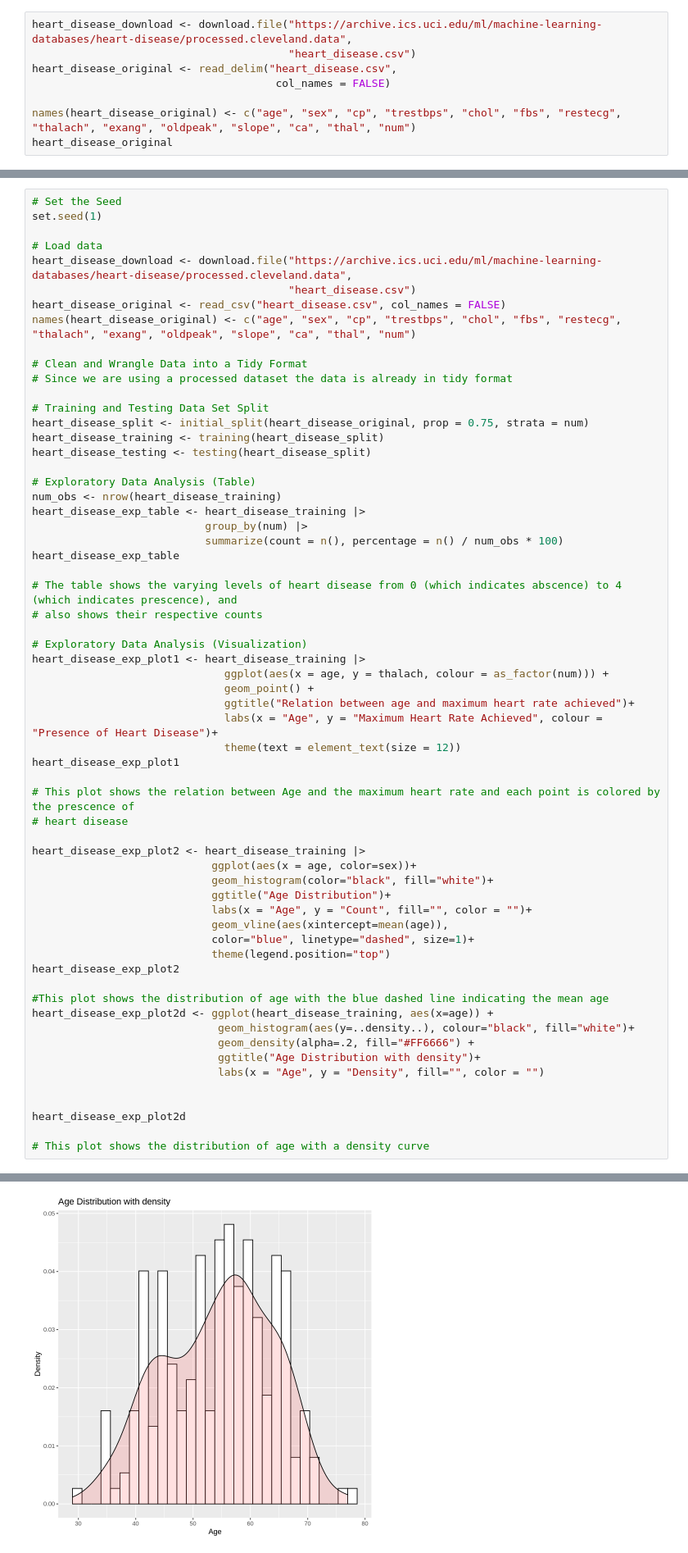
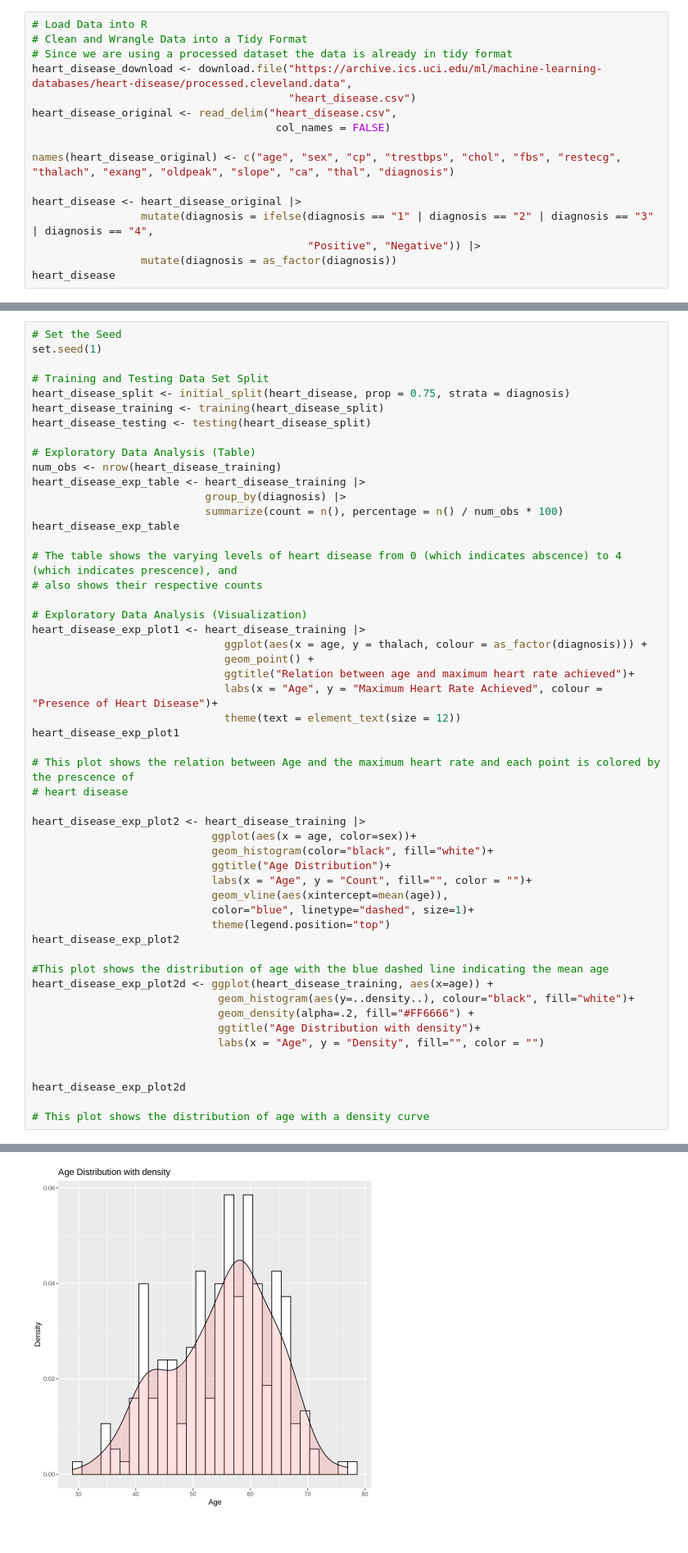
Before and after one commit to AmberrXiaa/DSCI100-Project, a Jupyter notebook: DSCI100_Proposal.ipynb, the cells around one changed output, grey strips where cells are left out. Shown at 82% size. Cells and saved outputs as stored; diff of their text form.

```diff
--- a/DSCI100_Proposal.ipynb
+++ b/DSCI100_Proposal.ipynb
@@ -36,11 +37,19 @@ library(stringr)
 # %%
+# Load Data into R
+# Clean and Wrangle Data into a Tidy Format
+# Since we are using a processed dataset the data is already in tidy format
 heart_disease_download <- download.file("https://archive.ics.uci.edu/ml/machine-learning-databases/heart-disease/processed.cleveland.data",
                                         "heart_disease.csv")
 heart_disease_original <- read_delim("heart_disease.csv",
                                       col_names = FALSE)
 
-names(heart_disease_original) <- c("age", "sex", "cp", "trestbps", "chol", "fbs", "restecg", "thalach", "exang", "oldpeak", "slope", "ca", "thal", "num")
-heart_disease_original
+names(heart_disease_original) <- c("age", "sex", "cp", "trestbps", "chol", "fbs", "restecg", "thalach", "exang", "oldpeak", "slope", "ca", "thal", "diagnosis")
+
+heart_disease <- heart_disease_original |>
+                 mutate(diagnosis = ifelse(diagnosis == "1" | diagnosis == "2" | diagnosis == "3" | diagnosis == "4",
+                                           "Positive", "Negative")) |>
+                 mutate(diagnosis = as_factor(diagnosis))
+heart_disease
 # %% [output]
 Rows: 303 Columns: 14
 ── Column specification ────────────────────────────────────────────────────────
@@ -73,24 +82,15 @@ A spec_tbl_df: 303 × 14
 # Set the Seed
 set.seed(1)
 
-# Load data
-heart_disease_download <- download.file("https://archive.ics.uci.edu/ml/machine-learning-databases/heart-disease/processed.cleveland.data",
-                                        "heart_disease.csv")
-heart_disease_original <- read_csv("heart_disease.csv", col_names = FALSE)
-names(heart_disease_original) <- c("age", "sex", "cp", "trestbps", "chol", "fbs", "restecg", "thalach", "exang", "oldpeak", "slope", "ca", "thal", "num")
-
-# Clean and Wrangle Data into a Tidy Format
-# Since we are using a processed dataset the data is already in tidy format
-
 # Training and Testing Data Set Split
-heart_disease_split <- initial_split(heart_disease_original, prop = 0.75, strata = num)
+heart_disease_split <- initial_split(heart_disease, prop = 0.75, strata = diagnosis)
 heart_disease_training <- training(heart_disease_split)
 heart_disease_testing <- testing(heart_disease_split)
 
 # Exploratory Data Analysis (Table)
 num_obs <- nrow(heart_disease_training)
 heart_disease_exp_table <- heart_disease_training |>
-                           group_by(num) |>
+                           group_by(diagnosis) |>
                            summarize(count = n(), percentage = n() / num_obs * 100)
 heart_disease_exp_table
 
@@ -99,7 +99,7 @@ heart_disease_exp_table
 
 # Exploratory Data Analysis (Visualization)
 heart_disease_exp_plot1 <- heart_disease_training |>
-                              ggplot(aes(x = age, y = thalach, colour = as_factor(num))) +
+                              ggplot(aes(x = age, y = thalach, colour = as_factor(diagnosis))) +
                               geom_point() +
                               ggtitle("Relation between age and maximum heart rate achieved")+
                               labs(x = "Age", y = "Maximum Heart Rate Achieved", colour = "Presence of Heart Disease")+
@@ -154 +143 @@ A tibble: 5 × 3
-[figure, old version]
+[figure, new version]
```
Also changed, not shown: parts of 5 cells of this notebook.
